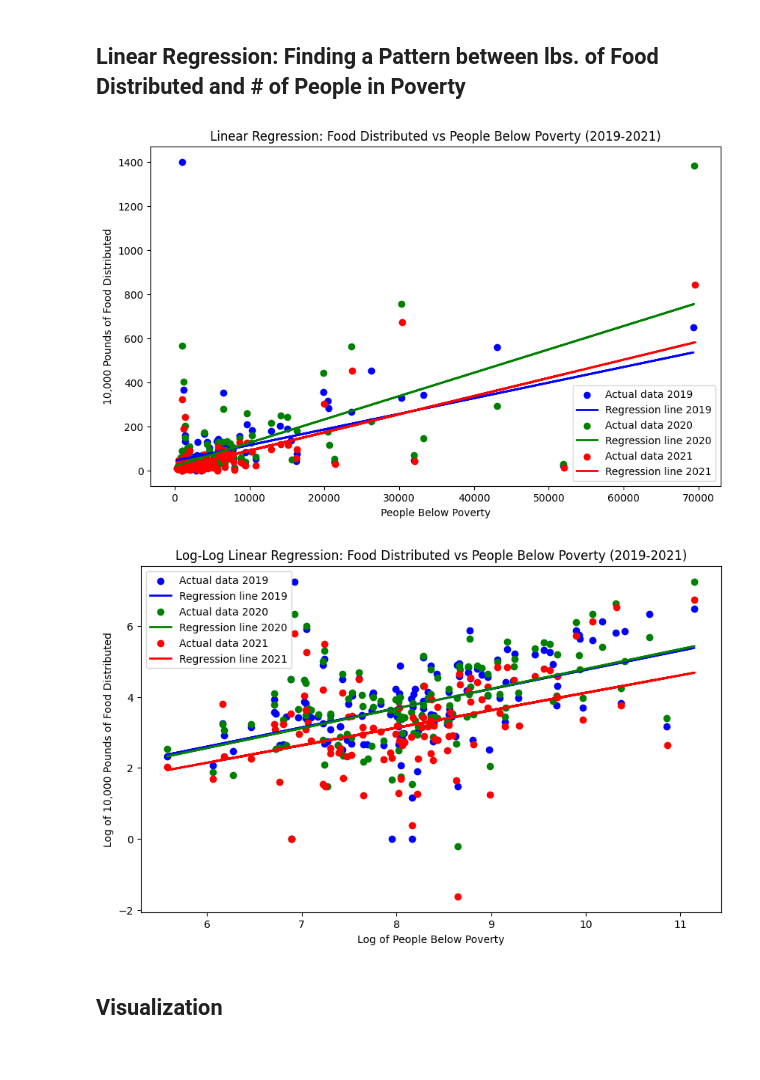
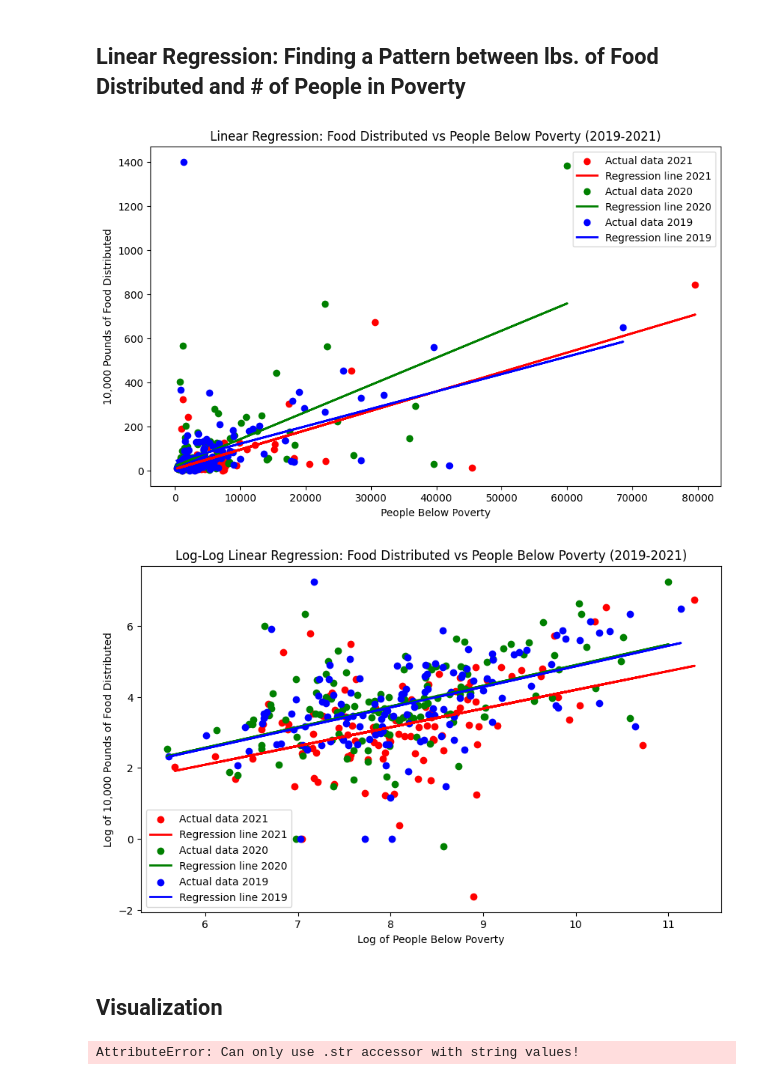
Before and after one commit to AWalnutTree/ML4VA, a Jupyter notebook: MLVA_Project.ipynb, the cells around one changed output. Saved outputs shown, nothing was run; the diff lists cells and outputs as text; code cells hidden in the pictures.

Commit message:
Added actual poverty number and percentages

```diff
--- a/MLVA_Project.ipynb
+++ b/MLVA_Project.ipynb
@@ -105,0 +120,6 @@ income.head(5)
+# %%
+poverty_actual = poverty_actual.drop(columns=['ID','90% Confidence Interval','90% Confidence Interval.1'])
+poverty_actual['Name'] = poverty_actual['Name'].str.replace(', Virginia', '', regex=False)
+poverty_actual['Name'] = poverty_actual['Name'].str.replace(r' city$', ' City', regex=True)
+income.head(5)
+poverty_actual.head(5)
@@ -200,8 +227,10 @@ No data found for Bedford City in 2018. Skipping.
 poverty_selected = poverty[poverty['year'] >= 2019]
 poverty_selected = poverty_selected.rename(columns={'county': 'Locality', 'year': 'Year'})
 income = income.rename(columns={'Name':'Locality'})
-combined_data = pd.merge(VA_fb_yearly, poverty_selected, how='inner', on=['Year','Locality'])
-combined_data = pd.merge(combined_data, income, how='inner', on=['Year', 'Locality'])
+poverty_actual = poverty_actual.rename(columns={'Name':'Locality'})
+combined_data1 = pd.merge(VA_fb_yearly, poverty_selected, how='inner', on=['Year','Locality'])
+combined_data2 = pd.merge(combined_data1, income, how='inner', on=['Year', 'Locality'])
+combined_data = pd.merge(poverty_actual, combined_data2, how='inner', on=['Year', 'Locality'])
 
 combined_data = combined_data.rename(columns={'B17020_001E': 'Total Population', 'county 1': 'County Num'})
 
@@ -237,3 +266,9 @@ combined_data.head(5)
+# %%
+combined_data = combined_data[~combined_data['Locality'].isin(['United States', 'Virginia'])]
+combined_data['Number in Poverty'] = combined_data['Number in Poverty'].str.replace(',', '', regex=False)
+combined_data['Poverty Universe'] = combined_data['Poverty Universe'].str.replace(',', '', regex=False)
+combined_data['Number in Poverty'] = pd.to_numeric(combined_data['Number in Poverty'], errors='coerce')
+combined_data['Poverty Universe'] = pd.to_numeric(combined_data['Poverty Universe'], errors='coerce')
 # %%
 combined_data
 # %% [output]
@@ -260,8 +295,8 @@ plt.figure(figsize=(10, 6))
 
 for year in years:
     data_year = combined_data[combined_data['Year'] == year]
-    X_year = data_year[['people_below_poverty_total']]
-    y_year = data_year['Pounds of Food Distributed'] / 10000
+    X_year = data_year[['Number in Poverty']]
+    y_year = (data_year['Pounds of Food Distributed'] / 10000)
 
     model_year = LinearRegression()
     model_year.fit(X_year, y_year)
@@ -277,39 +312,39 @@ plt.title('Linear Regression: Food Distributed vs People Below Poverty (2019-202
 plt.legend()
 plt.show()
 # %% [output]
-[figure, old version]
+[figure, new version]
 # %%
 colors = {2019: 'blue', 2020: 'green', 2021: 'red'}
 years = combined_data['Year'].unique()
 
 plt.figure(figsize=(10, 6))
 
 for year in years:
     data_year = combined_data[combined_data['Year'] == year]
-    X_year = data_year[['people_below_poverty_total']]
+    X_year = data_year[['Number in Poverty']]
     y_year = data_year['Pounds of Food Distributed'] / 10000
 
     with np.errstate(divide='ignore'):
         X_log = np.log(X_year.replace(0, np.nan)).fillna(0)
         y_log = np.log(y_year.replace(0, np.nan)).fillna(0)
         #X_log = X_year
         #y_log = y_year
 
     model_year = LinearRegression()
     model_year.fit(X_log, y_log)
 
     y_pred_year = model_year.predict(X_log)
 
     plt.scatter(X_log, y_log, color=colors[year], label=f'Actual data {year}')
     plt.plot(X_log, y_pred_year, color=colors[year], linewidth=2, label=f'Regression line {year}')
 
 plt.xlabel('Log of People Below Poverty')
 plt.ylabel('Log of 10,000 Pounds of Food Distributed')
 plt.title('Log-Log Linear Regression: Food Distributed vs People Below Poverty (2019-2021)')
 plt.legend()
 plt.show()
 # %% [output]
-[figure, old version]
+[figure, new version]
 # %%
 # Calculate residuals for each year
 residuals = {}
@@ -365,27 +400,27 @@ output.to_csv('OUTPUT/SUPPLY.csv', index=False)
 df = pd.read_csv('OUTPUT/SUPPLY.csv')
 
 # Convert relevant columns to numeric types
-df['people_below_poverty_total'] = pd.to_numeric(df['people_below_poverty_total'], errors='coerce')
-df['poverty_rate'] = df['poverty_rate'].str.rstrip('%').astype(float)
+df['Number in Poverty'] = pd.to_numeric(df['Number in Poverty'], errors='coerce')
+df['Percent in Poverty'] = df['Percent in Poverty'].astype(str).str.rstrip('%').astype(float)
 df['Pounds of Food Distributed'] = pd.to_numeric(df['Pounds of Food Distributed'], errors='coerce')
 df['lbs_per_person_below_poverty'] = pd.to_numeric(df['lbs_per_person_below_poverty'], errors='coerce')
 
 df_aggregated = df.groupby('Locality').agg({
-    'people_below_poverty_total': 'mean',
-    'poverty_rate': 'mean',
+    'Number in Poverty': 'mean',
+    'Percent in Poverty': 'mean',
     'Pounds of Food Distributed': 'sum',
     'lbs_per_person_below_poverty': 'mean',
     'Supply': lambda x: x.mode()[0]  # Assuming mode is the most common supply level
 }).reset_index()
 
 df_aggregated = df_aggregated.round({
-    'people_below_poverty_total': 2,
-    'poverty_rate': 2,
+    'Number in Poverty': 2,
+    'Percent in Poverty': 2,
     'Pounds of Food Distributed': 2,
     'lbs_per_person_below_poverty': 2
 })
 
-df_aggregated['poverty_rate'] = df_aggregated['poverty_rate'].astype(str) + '%'
+df_aggregated['Percent in Poverty'] = df_aggregated['Percent in Poverty'].astype(str) + '%'
 
 va_map = folium.Map(location=[37.4316, -78.6569], zoom_start=8)
 
@@ -430,3 +465,5 @@ folium.GeoJson(
 ).add_to(m)
 
 m.save('va_supply_map.html')
+# %% [output]
+AttributeError: Can only use .str accessor with string values!
```
Also changed, not shown: parts of 6 cells of this notebook, 3 other files.
